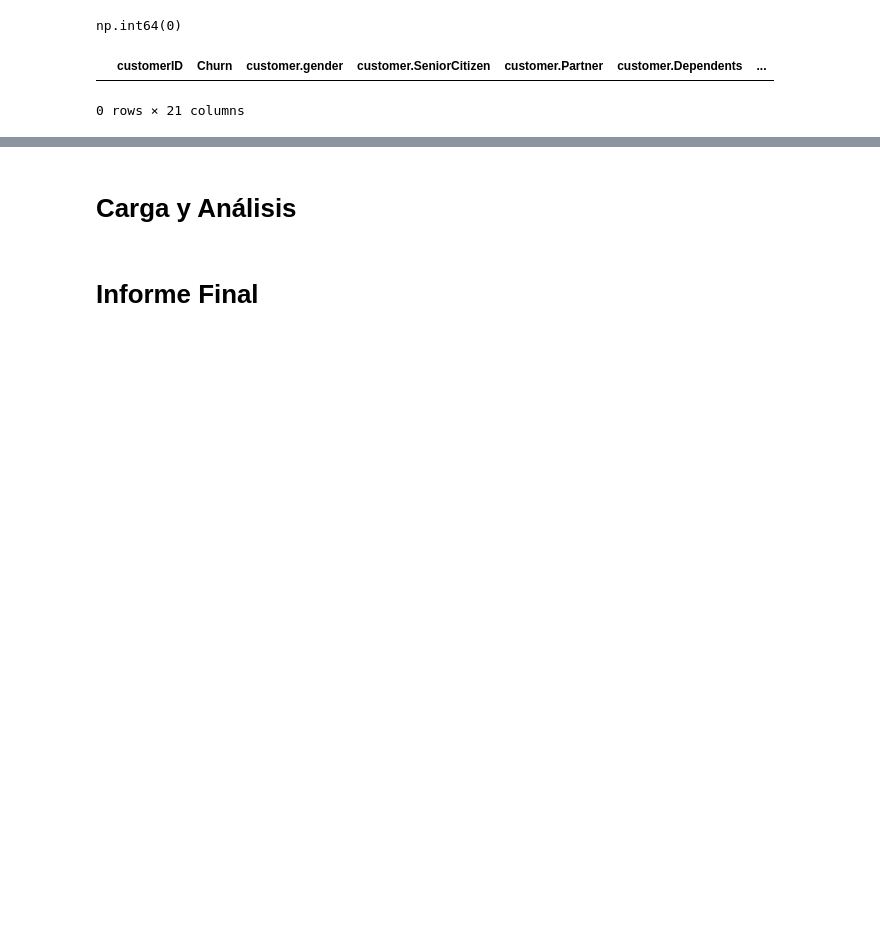
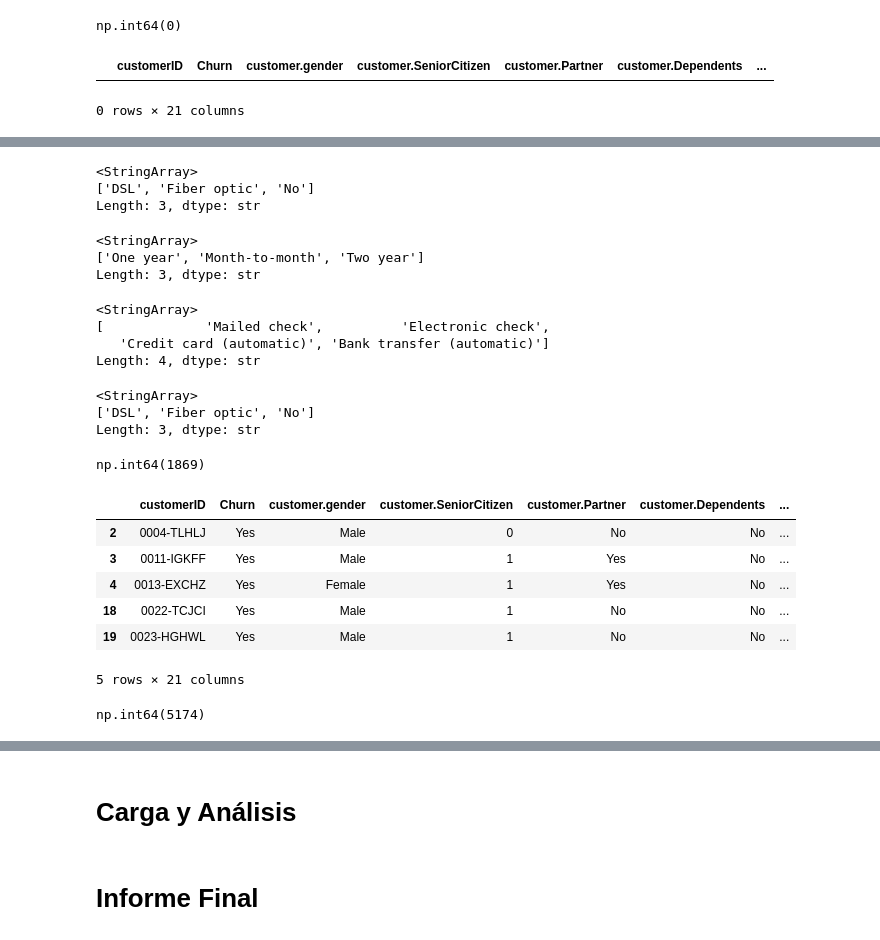
Before and after one commit to AndreaCisneros/challenge-telecomx, a Jupyter notebook: TelecomX.ipynb, the cells around one changed output, grey strips where cells are left out. Drawn from its saved outputs; the diff is of its cells as text; code cells hidden in the pictures; blank space fills up the shorter version.

```diff
--- a/TelecomX.ipynb
+++ b/TelecomX.ipynb
@@ -110,0 +103,46 @@ data. head()
+# %%
+pd.unique(data['internet.InternetService'])
+# %% [output]
+<StringArray>
+['DSL', 'Fiber optic', 'No']
+Length: 3, dtype: str
+# %%
+pd.unique(data['account.Contract'])
+# %% [output]
+<StringArray>
+['One year', 'Month-to-month', 'Two year']
+Length: 3, dtype: str
+# %%
+pd.unique(data['account.PaymentMethod'])
+# %% [output]
+<StringArray>
+[             'Mailed check',          'Electronic check',
+   'Credit card (automatic)', 'Bank transfer (automatic)']
+Length: 4, dtype: str
+# %%
+pd.unique(data['internet.InternetService'])
+# %% [output]
+<StringArray>
+['DSL', 'Fiber optic', 'No']
+Length: 3, dtype: str
+# %%
+churn_yes = data.groupby('Churn').size()['Yes']
+churn_yes
+# %% [output]
+np.int64(1869)
+# %%
+df_churn_yes = data[data['Churn'] == 'Yes']
+df_churn_yes.head()
+# %% [output]
+|  | customerID | Churn | customer.gender | customer.SeniorCitizen | customer.Partner | customer.Dependents | ... |
+| 2 | 0004-TLHLJ | Yes | Male | 0 | No | No | ... |
+| 3 | 0011-IGKFF | Yes | Male | 1 | Yes | No | ... |
+| 4 | 0013-EXCHZ | Yes | Female | 1 | Yes | No | ... |
+| 18 | 0022-TCJCI | Yes | Male | 1 | No | No | ... |
+| 19 | 0023-HGHWL | Yes | Male | 1 | No | No | ... |
+5 rows × 21 columns
+# %%
+churn_no = data.groupby('Churn').size()['No']
+churn_no
+# %% [output]
+np.int64(5174)
```
Also changed, not shown: parts of 5 cells of this notebook.
